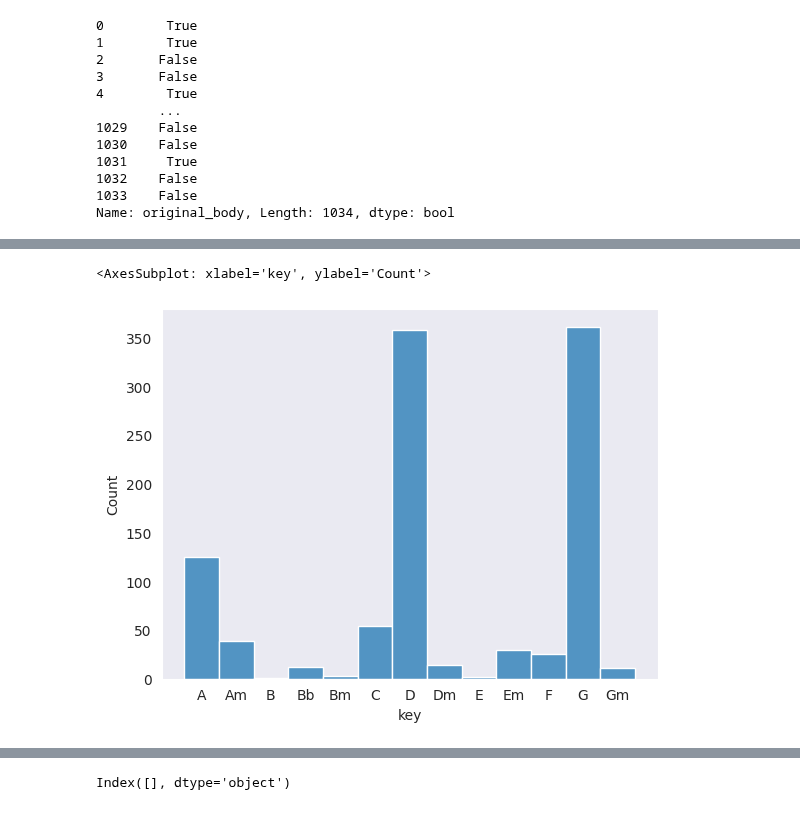
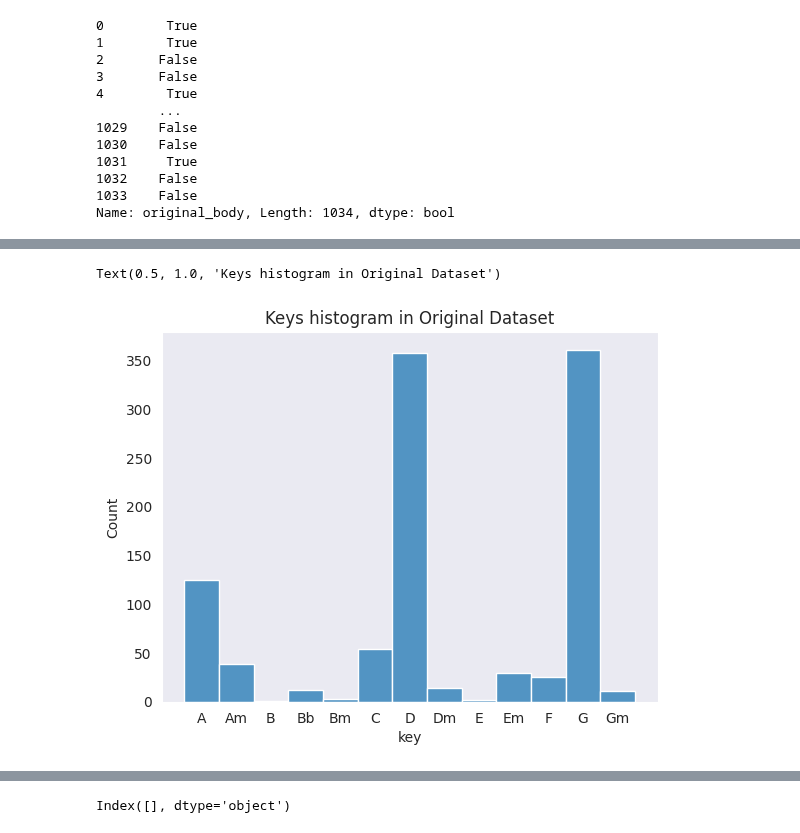
Before and after one commit to DavidNogales/DeepEarTraining, a Jupyter notebook: training_lab/notebooks/EDA_nottingham.ipynb, the cells around one changed output, grey strips where cells are left out. Cells and saved outputs as stored; diff of their text form; code cells hidden in the pictures.

```diff
--- a/training_lab/notebooks/EDA_nottingham.ipynb
+++ b/training_lab/notebooks/EDA_nottingham.ipynb
@@ -483,7 +502,8 @@ Index(['chords', 'count'], dtype='object')
 # %%
-sns.histplot(songs_df["key"].astype("category"))
+ax1 = sns.histplot(songs_df["key"].astype("category"))
+ax1.set_title("Keys histogram in Original Dataset")
 # %% [output]
-<AxesSubplot: xlabel='key', ylabel='Count'>
+Text(0.5, 1.0, 'Keys histogram in Original Dataset')
-[figure, old version]
+[figure, new version]
 # %%
 #fig, ax = plt.subplots()
```
Also changed, not shown: parts of 4 cells of this notebook.
